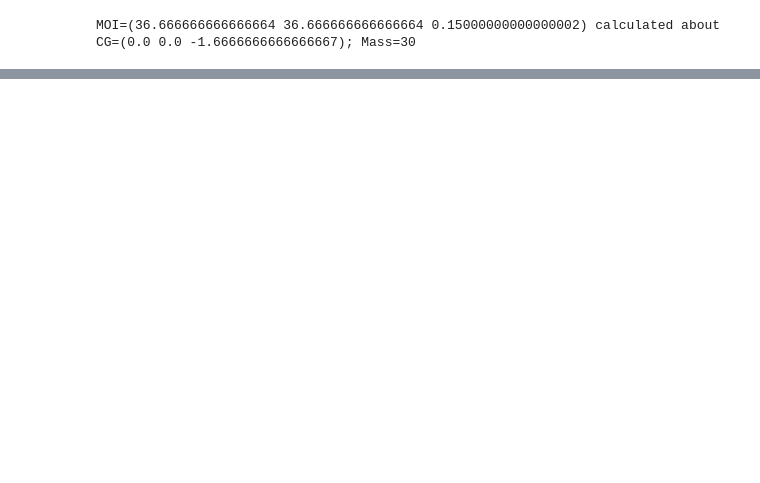
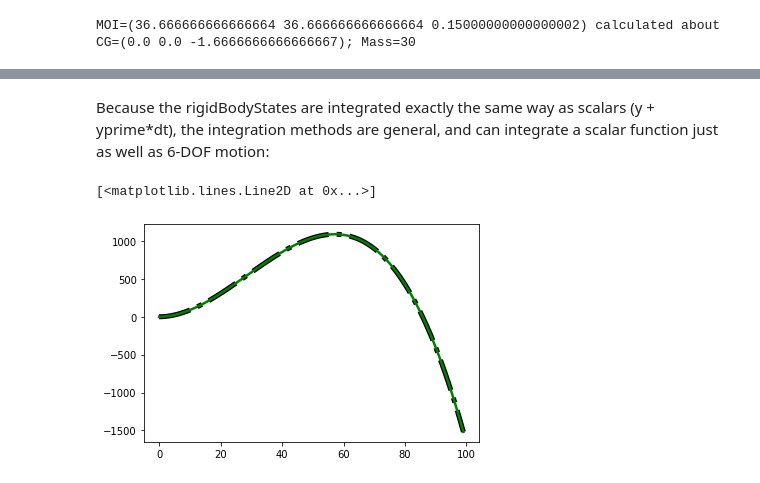
Before and after one commit to henrystoldt/MAPLEAF, a Jupyter notebook: Simulating Motion.ipynb, the cells around one changed output, grey strips where cells are left out. Drawn from its saved outputs; the diff is of its cells as text; code cells hidden in the pictures; blank space fills up the shorter version.

Commit message:
Bug fix in simDefinition, tutorial updates

```diff
--- a/Simulation Motion.ipynb
+++ b/Simulating Motion.ipynb
@@ -83,0 +124,39 @@ finForces = ForceMomentSystem()
+# %%
+from MAPLEAF.Motion import integratorFactory
+
+# Create RK4 method (Sim Definition only required to create adaptive methods)
+rk4 = integratorFactory(integrationMethod="RK4")
+# %% [markdown]
+Because the rigidBodyStates are integrated exactly the same way as scalars (y + yprime*dt), the integration methods are general, and can integrate a scalar function just as well as 6-DOF motion:
+# %%
+# Scalar integration demo
+# Integrate with dx = 1.0 from 0-100
+
+##### NUMERICAL INTEGRATION #####
+def velocity(t, y):
+    return 2*t - 0.035*t**2 # Derivative of Position = x^2 - 0.011666667*x^3
+
+integratedPositions = []
+t, pos = 0, 0
+
+for i in range(100):
+    integratedPositions.append(pos)
+    pos = rk4(pos, t, velocity, 1.0)[0] # The integrator objects are directly callable
+    t += 1.0                              # (Acts like a function)
+
+
+##### ANALYTICAL #####
+def position(x):
+    return x*x - 0.011666667*x**3
+
+times = list(range(100))
+analyticalPositions = [ position(x) for x in times ]
+
+
+##### Show result #####
+import matplotlib.pyplot as plt
+plt.plot(times, analyticalPositions, '-.k', linewidth=5)
+plt.plot(times, integratedPositions, 'g', linewidth=2.5)
+# %% [output]
+[<matplotlib.lines.Line2D at 0x...>]
+[figure, added]
```
Also changed, not shown: parts of 17 cells of this notebook, 5 other files.
